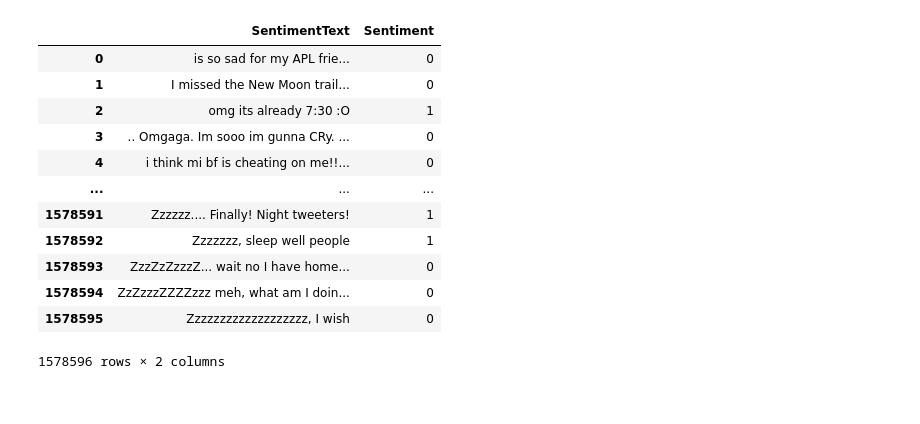
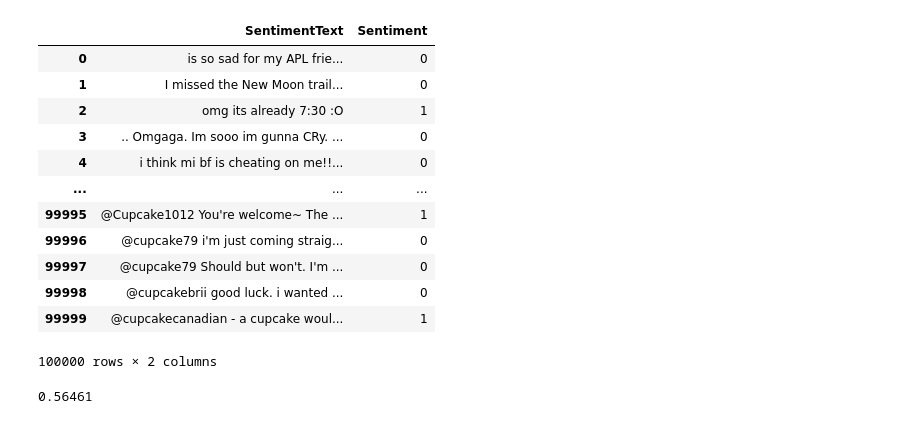
Before and after one commit to nrohit78/Sentiment_Analysis, a Jupyter notebook: src/rnair/senti_script.ipynb, the cells around one changed output. Cells and saved outputs as stored; diff of their text form; code cells hidden in the pictures.

```diff
--- a/src/rnair/senti_script.ipynb
+++ b/src/rnair/senti_script.ipynb
@@ -17,21 +30,25 @@ from string import punctuation
 # %%
 tweets = pd.read_csv(r"Sentiment Analysis Dataset.csv")
-tweets = tweets[["SentimentText", "Sentiment"]]
+tweets = tweets[["SentimentText", "Sentiment"]][:100000]
 tweets
 # %% [output]
 |  | SentimentText | Sentiment |
 | 0 | is so sad for my APL frie... | 0 |
 | 1 | I missed the New Moon trail... | 0 |
 | 2 | omg its already 7:30 :O | 1 |
 | 3 | .. Omgaga. Im sooo im gunna CRy. ... | 0 |
 | 4 | i think mi bf is cheating on me!!... | 0 |
 | ... | ... | ... |
-| 1578591 | Zzzzzz.... Finally! Night tweeters! | 1 |
-| 1578592 | Zzzzzzz, sleep well people | 1 |
-| 1578593 | ZzzZzZzzzZ... wait no I have home... | 0 |
-| 1578594 | ZzZzzzZZZZzzz meh, what am I doin... | 0 |
-| 1578595 | Zzzzzzzzzzzzzzzzzzz, I wish | 0 |
+| 99995 | @Cupcake1012 You're welcome~ The ... | 1 |
+| 99996 | @cupcake79 i'm just coming straig... | 0 |
+| 99997 | @cupcake79 Should but won't. I'm ... | 0 |
+| 99998 | @cupcakebrii good luck. i wanted ... | 0 |
+| 99999 | @cupcakecanadian - a cupcake woul... | 1 |
-1578596 rows × 2 columns
+100000 rows × 2 columns
+# %%
+np.sum(tweets["Sentiment"])/tweets.shape[0]
+# %% [output]
+0.56461
 # %%
 lemma = WordNetLemmatizer()
 stp_wds = set(stopwords.words("english")+list(punctuation))
```
Also changed, not shown: parts of 42 cells of this notebook.
